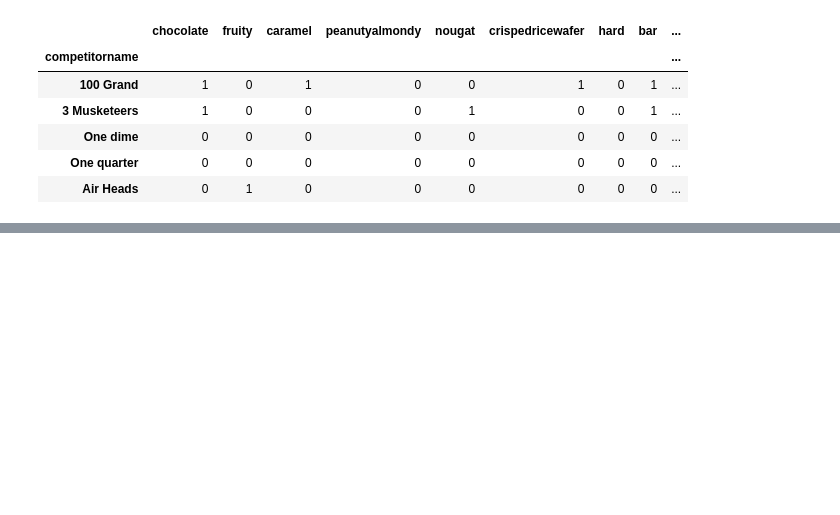
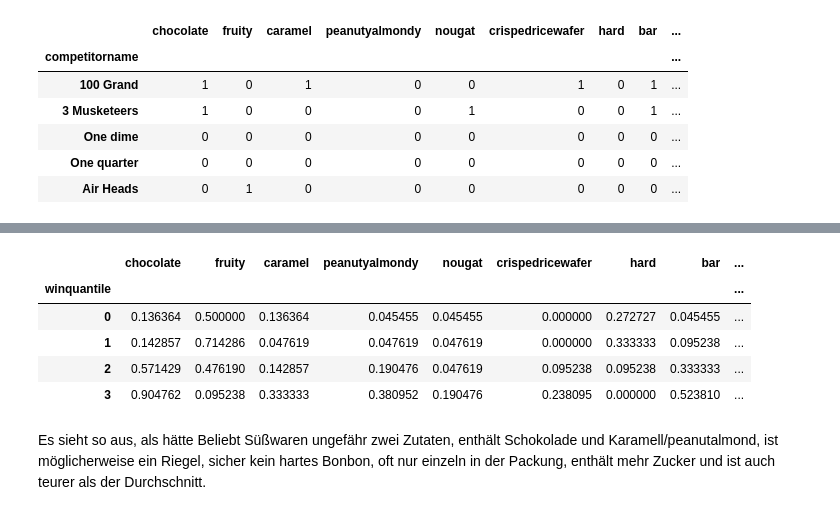
Before and after one commit to amanda8412383/candy_ranking, a Jupyter notebook: etl.ipynb, the cells around one changed output, grey strips where cells are left out. Saved outputs shown, nothing was run; the diff lists cells and outputs as text; code cells hidden in the pictures; blank space fills up the shorter version.

```diff
--- a/etl.ipynb
+++ b/etl.ipynb
@@ -32,0 +65,9 @@ max        0.976000   84.180290
+# %%
+zutaten = ['chocolate', 'fruity', 'caramel', 'peanutyalmondy', 'nougat',
+       'crispedricewafer']
+# %%
+df_anzahl = df.copy()
+df_anzahl['zutaten_zahl'] = df[zutaten].sum(axis=1)
+df_anzahl['winquantile'] = pd.qcut(df['winpercent'], 4, labels=False)
+
+df_anzahl.head()
@@ -32,0 +82,11 @@ max        0.976000   84.180290
+# %%
+df_anzahl.groupby('winquantile').mean()
+# %% [output]
+|  | chocolate | fruity | caramel | peanutyalmondy | nougat | crispedricewafer | hard | bar | ... |
+| winquantile |  |  |  |  |  |  |  |  | ... |
+| 0 | 0.136364 | 0.500000 | 0.136364 | 0.045455 | 0.045455 | 0.000000 | 0.272727 | 0.045455 | ... |
+| 1 | 0.142857 | 0.714286 | 0.047619 | 0.047619 | 0.047619 | 0.000000 | 0.333333 | 0.095238 | ... |
+| 2 | 0.571429 | 0.476190 | 0.142857 | 0.190476 | 0.047619 | 0.095238 | 0.095238 | 0.333333 | ... |
+| 3 | 0.904762 | 0.095238 | 0.333333 | 0.380952 | 0.190476 | 0.238095 | 0.000000 | 0.523810 | ... |
+# %% [markdown]
+Es sieht so aus, als hätte Beliebt Süßwaren ungefähr zwei Zutaten, enthält Schokolade und Karamell/peanutalmond, ist möglicherweise ein Riegel, sicher kein hartes Bonbon, oft nur einzeln in der Packung, enthält mehr Zucker und ist auch teurer als der Durchschnitt.
```
Also changed, not shown: parts of 7 cells of this notebook.
